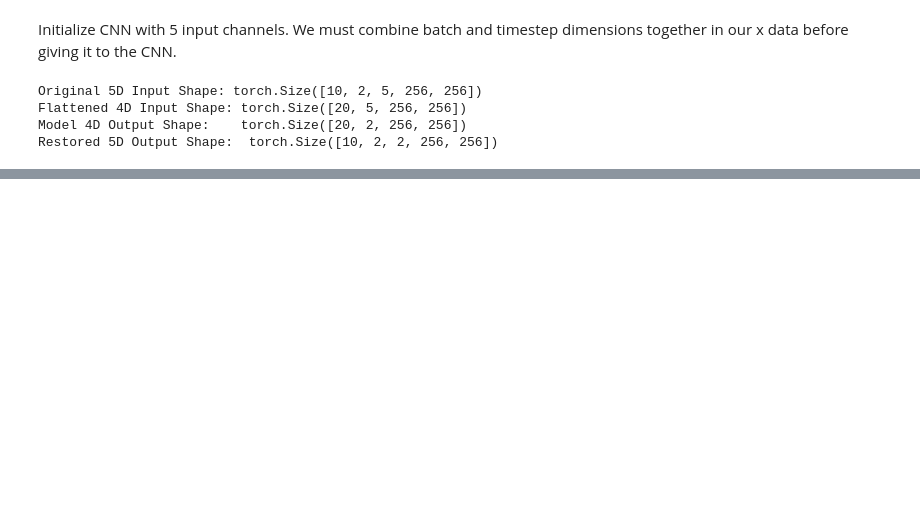
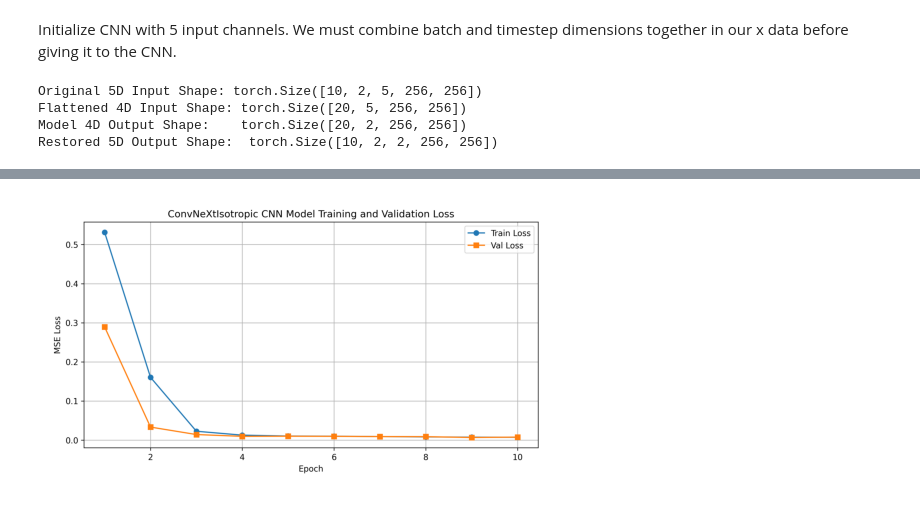
Before and after one commit to Hongtao0120/539_G15, a Jupyter notebook: P4/P4.ipynb, the cells around one changed output, grey strips where cells are left out. Drawn from its saved outputs; the diff is of its cells as text; code cells hidden in the pictures; blank space fills up the shorter version.

Commit message:
Complete CNN training
Upload the updated P4 notebook with finished CNN training, as well as the saved optimal model weights and a plot with the training and validation loss at each epoch

```diff
--- a/P4/P4.ipynb
+++ b/P4/P4.ipynb
@@ -385,0 +388,14 @@ torch.Size([10, 2, 2, 256, 256])
+# %%
+import os
+
+try:
+    # Check if the file exists and is not empty before trying to load
+    if os.path.exists('train_x.pt') and os.path.getsize('train_x.pt') > 0:
+        #train_x, train_y, validation_x, validation_y, test_x, test_y = load_tensors()
+        train_x, train_y, validation_x, validation_y = load_tensors()
+    else:
+        raise FileNotFoundError("Tensors do not exist or are empty.")
+except Exception as e:
+    print(f"Could not load saved tensors ({e}). Generating them from scratch...")
+    #train_x, train_y, validation_x, validation_y, test_x, test_y = ml_input_for_sets(train_cases, validation_cases, test_cases)
+    #save_tensors(train_x, train_y, validation_x, validation_y, test_x, test_y)
@@ -424,0 +510,75 @@ Restored 5D Output Shape:  torch.Size([10, 2, 2, 256, 256])
+# %%
+def train_model(model, train_loader, val_loader, optimizer, criterion, device, num_epochs=10, noise_level=0.01):
+    # Configure training hyper-parameters
+    best_val_loss = float('inf')
+    train_losses = []
+    val_losses = []
+
+    print(f"Starting training on device: {device}")
+
+    # If we are on GPU, we can use the full loaders
+    if device.type != 'cpu':
+        active_train_loader = train_loader
+        active_val_loader = val_loader
+
+    start_time = time.time()
+
+    for epoch in range(1, num_epochs + 1):
+        epoch_start = time.time()
+
+        # If on CPU, dynamically select a fresh random subset of the dataset for this epoch
+        if device.type == 'cpu':
+            # Dynamically sample 160 random train samples and 40 random validation samples
+            train_indices = np.random.choice(len(train_dataset), size=160, replace=False)
+            val_indices = np.random.choice(len(val_dataset), size=40, replace=False)
+
+            cpu_train_sub = Subset(train_dataset, train_indices)
+            cpu_val_sub = Subset(val_dataset, val_indices)
+
+            active_train_loader = DataLoader(cpu_train_sub, batch_size=8, shuffle=True)
+            active_val_loader = DataLoader(cpu_val_sub, batch_size=8, shuffle=False)
+            print(f"[Epoch {epoch}] Resampled fresh subset: 160 train samples, 40 val samples.")
+
+        # Run training and validation epoch
+        train_loss = train_epoch(multi_channel_model, active_train_loader, optimizer, criterion, device, noise_level=0.01)
+        val_loss = validate(multi_channel_model, active_val_loader, criterion, device)
+
+        train_losses.append(train_loss)
+        val_losses.append(val_loss)
+
+        epoch_duration = time.time() - epoch_start
+        print(f"Epoch {epoch:02d}/{num_epochs:02d} | Train Loss: {train_loss:.6f} | Val Loss: {val_loss:.6f} | Time: {epoch_duration:.2f}s")
+
+        # Save the model if it has the best validation loss
+        if val_loss < best_val_loss:
+            best_val_loss = val_loss
+            torch.save(multi_channel_model.state_dict(), 'best_convnext_isotropic.pt')
+            print(f"  --> Saved new best model with Val Loss: {best_val_loss:.6f}")
+
+    total_duration = time.time() - start_time
+    print(f"\nTraining complete! Total Time: {total_duration/60:.2f} minutes | Best Val Loss: {best_val_loss:.6f}")
+
+    # Plot the training and validation loss curves
+    plt.figure(figsize=(10, 5))
+    plt.plot(range(1, len(train_losses) + 1), train_losses, label='Train Loss', marker='o')
+    plt.plot(range(1, len(val_losses) + 1), val_losses, label='Val Loss', marker='s')
+    plt.xlabel('Epoch')
+    plt.ylabel('MSE Loss')
+    plt.title('ConvNeXtIsotropic CNN Model Training and Validation Loss')
+    plt.legend()
+    plt.grid(True)
+    plt.savefig("training_plot.png", dpi=300, bbox_inches="tight")
+    plt.show()
+
+if os.path.exists('best_convnext_isotropic.pt'):
+    print("Loading saved model weights...")
+    multi_channel_model.load_state_dict(torch.load('best_convnext_isotropic.pt'))
+    if os.path.exists('training_plot.png'):
+        img = mpimg.imread("training_plot.png")
+        plt.imshow(img)
+        plt.axis("off")  # Hides the x/y pixel coordinate axes
+        plt.show()
+else:
+    print("No saved model weights found. Training from scratch...")
+    train_model(multi_channel_model, train_loader, val_loader, optimizer, criterion, device, num_epochs=10, noise_level=0.01)
+# %% [output]
@@ -424,0 +586 @@ Restored 5D Output Shape:  torch.Size([10, 2, 2, 256, 256])
+[figure, added]
```
Also changed, not shown: parts of 23 cells of this notebook, 2 other files.
